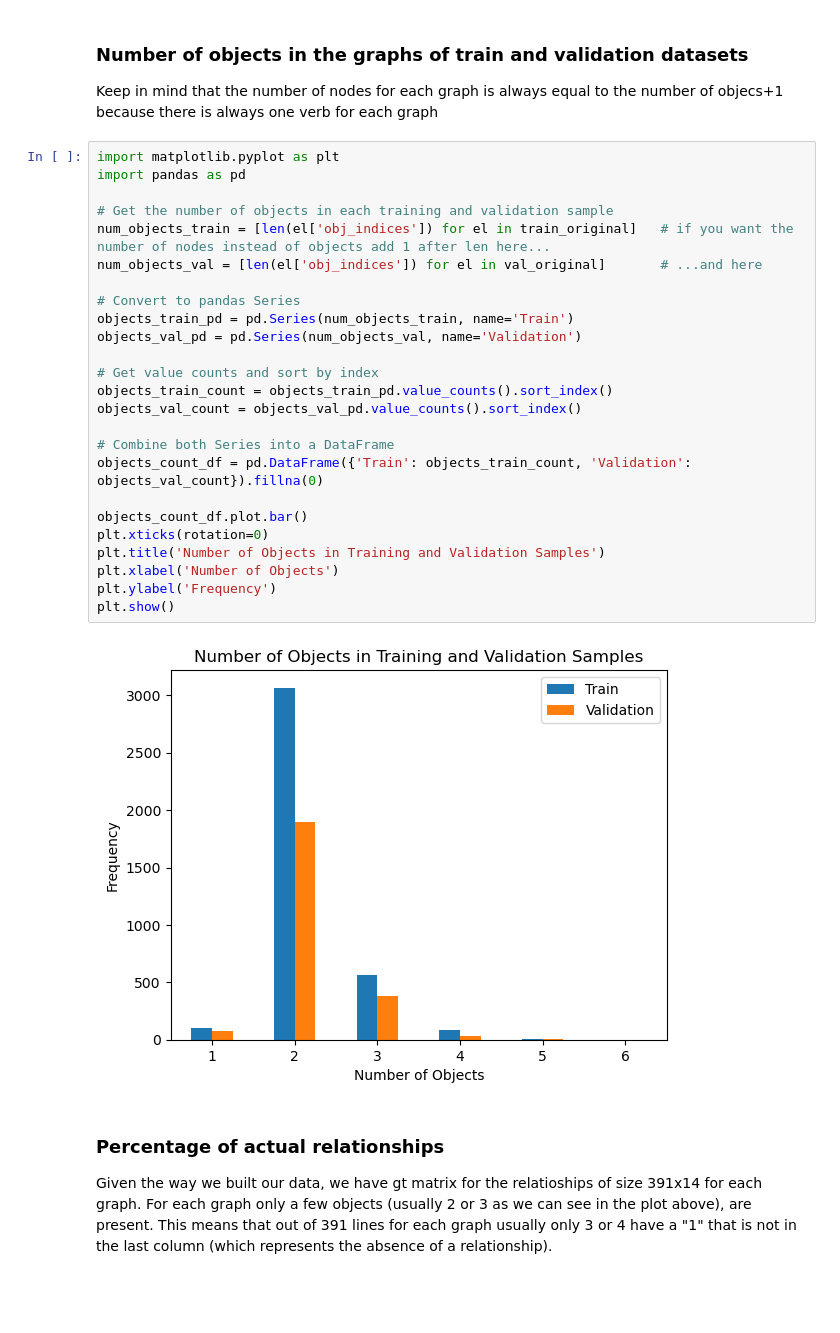
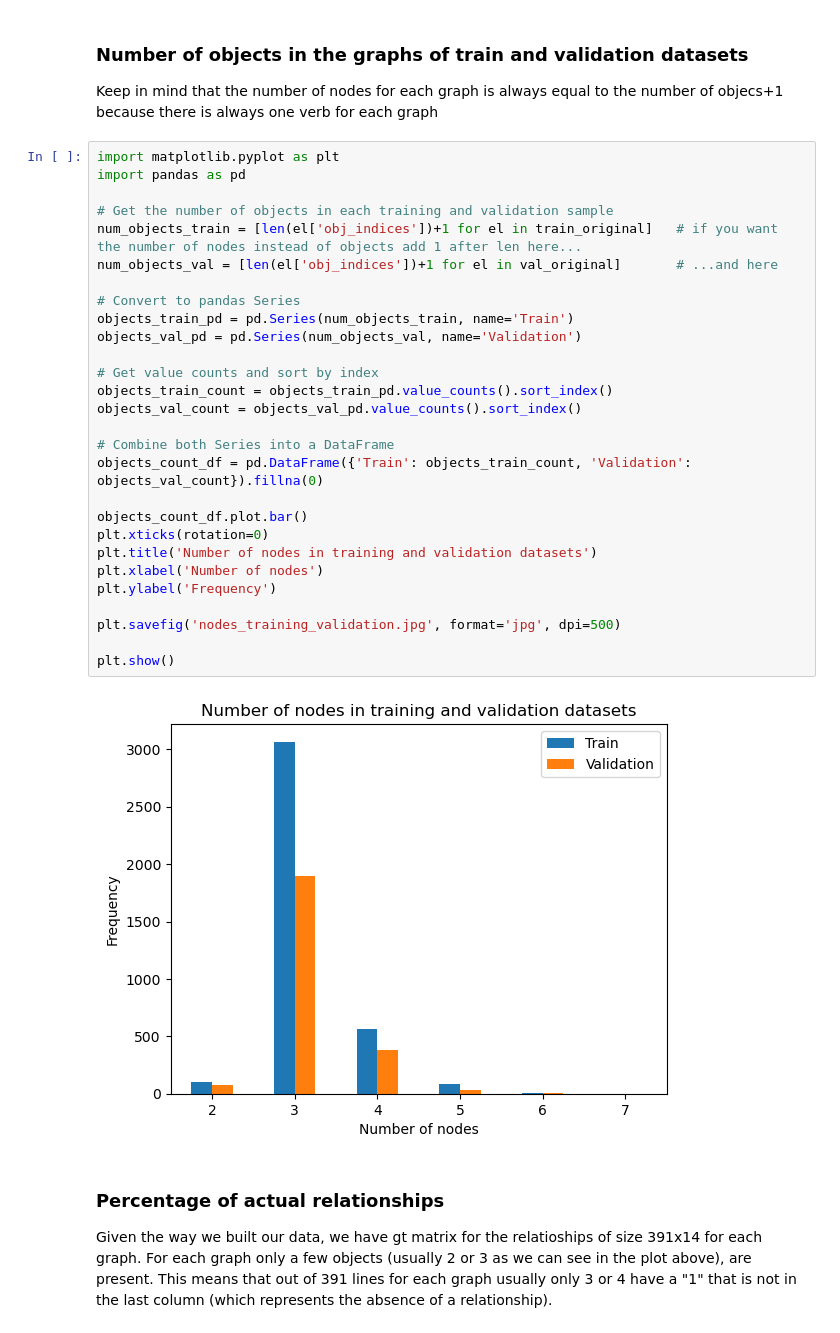
Before and after one commit to scoleri-mr/easg_classification, a Jupyter notebook: dataset_analysis.ipynb, the cells around one changed output. Saved outputs shown, nothing was run; the diff lists cells and outputs as text; blank space fills up the shorter version.

```diff
--- a/dataset_analysis.ipynb
+++ b/dataset_analysis.ipynb
@@ -71,30 +108,33 @@ Keep in mind that the number of nodes for each graph is always equal to the numb
 # %%
 import matplotlib.pyplot as plt
 import pandas as pd
 
 # Get the number of objects in each training and validation sample
-num_objects_train = [len(el['obj_indices']) for el in train_original]   # if you want the number of nodes instead of objects add 1 after len here...
-num_objects_val = [len(el['obj_indices']) for el in val_original]       # ...and here
+num_objects_train = [len(el['obj_indices'])+1 for el in train_original]   # if you want the number of nodes instead of objects add 1 after len here...
+num_objects_val = [len(el['obj_indices'])+1 for el in val_original]       # ...and here
 
 # Convert to pandas Series
 objects_train_pd = pd.Series(num_objects_train, name='Train')
 objects_val_pd = pd.Series(num_objects_val, name='Validation')
 
 # Get value counts and sort by index
 objects_train_count = objects_train_pd.value_counts().sort_index()
 objects_val_count = objects_val_pd.value_counts().sort_index()
 
 # Combine both Series into a DataFrame
 objects_count_df = pd.DataFrame({'Train': objects_train_count, 'Validation': objects_val_count}).fillna(0)
 
 objects_count_df.plot.bar()
 plt.xticks(rotation=0)
-plt.title('Number of Objects in Training and Validation Samples')
-plt.xlabel('Number of Objects')
+plt.title('Number of nodes in training and validation datasets')
+plt.xlabel('Number of nodes')
 plt.ylabel('Frequency')
+
+plt.savefig('nodes_training_validation.jpg', format='jpg', dpi=500)
+
 plt.show()
 # %% [output]
-[figure, old version]
+[figure, new version]
 # %% [markdown]
 ### Percentage of actual relationships
 Given the way we built our data, we have gt matrix for the relatioships of size 391x14 for each graph. For each graph only a few objects (usually 2 or 3 as we can see in the plot above), are present. This means that out of 391 lines for each graph usually only 3 or 4 have a "1" that is not in the last column (which represents the absence of a relationship).
```
Also changed, not shown: parts of 5 cells of this notebook, 2 other files.
